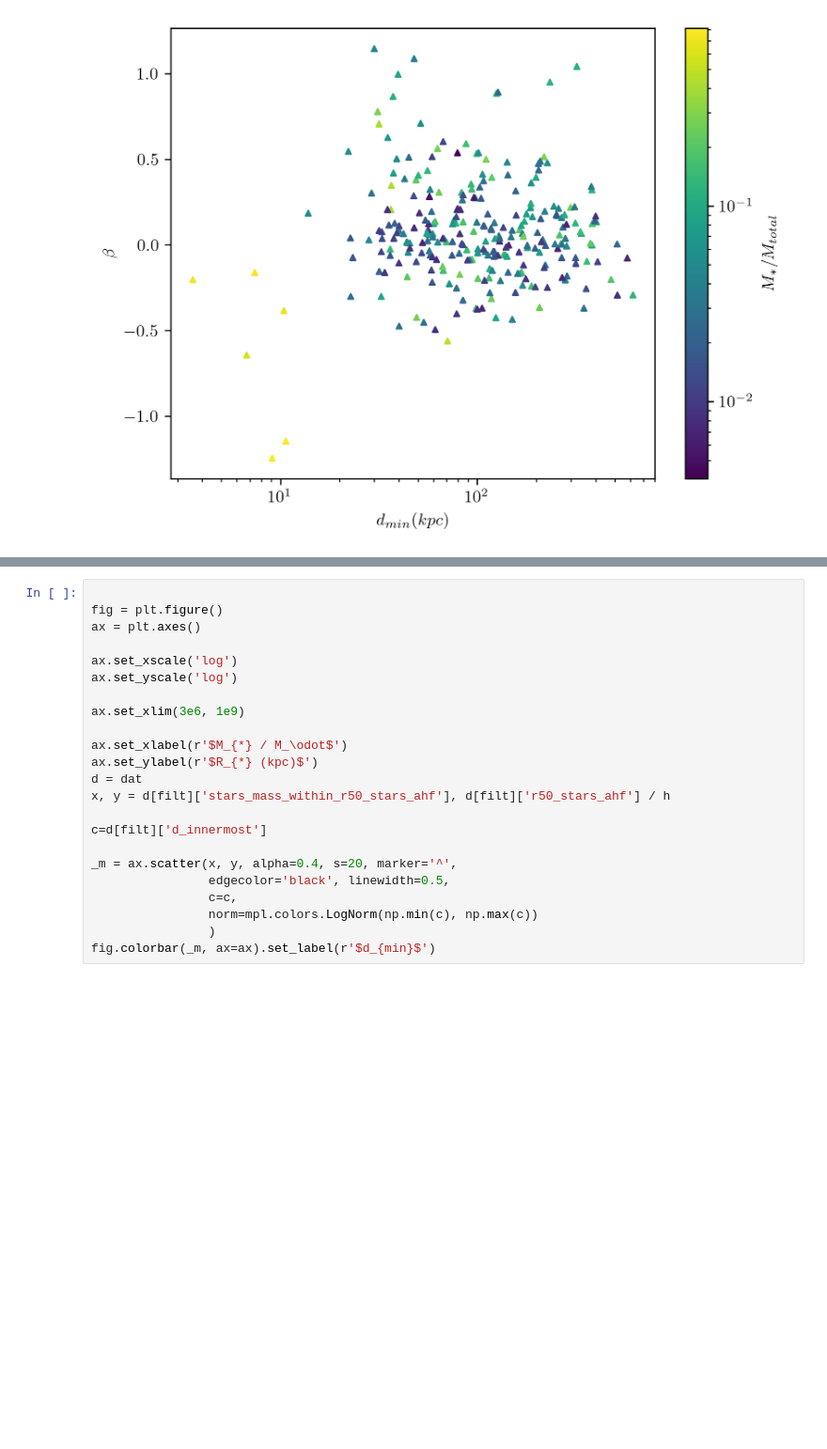
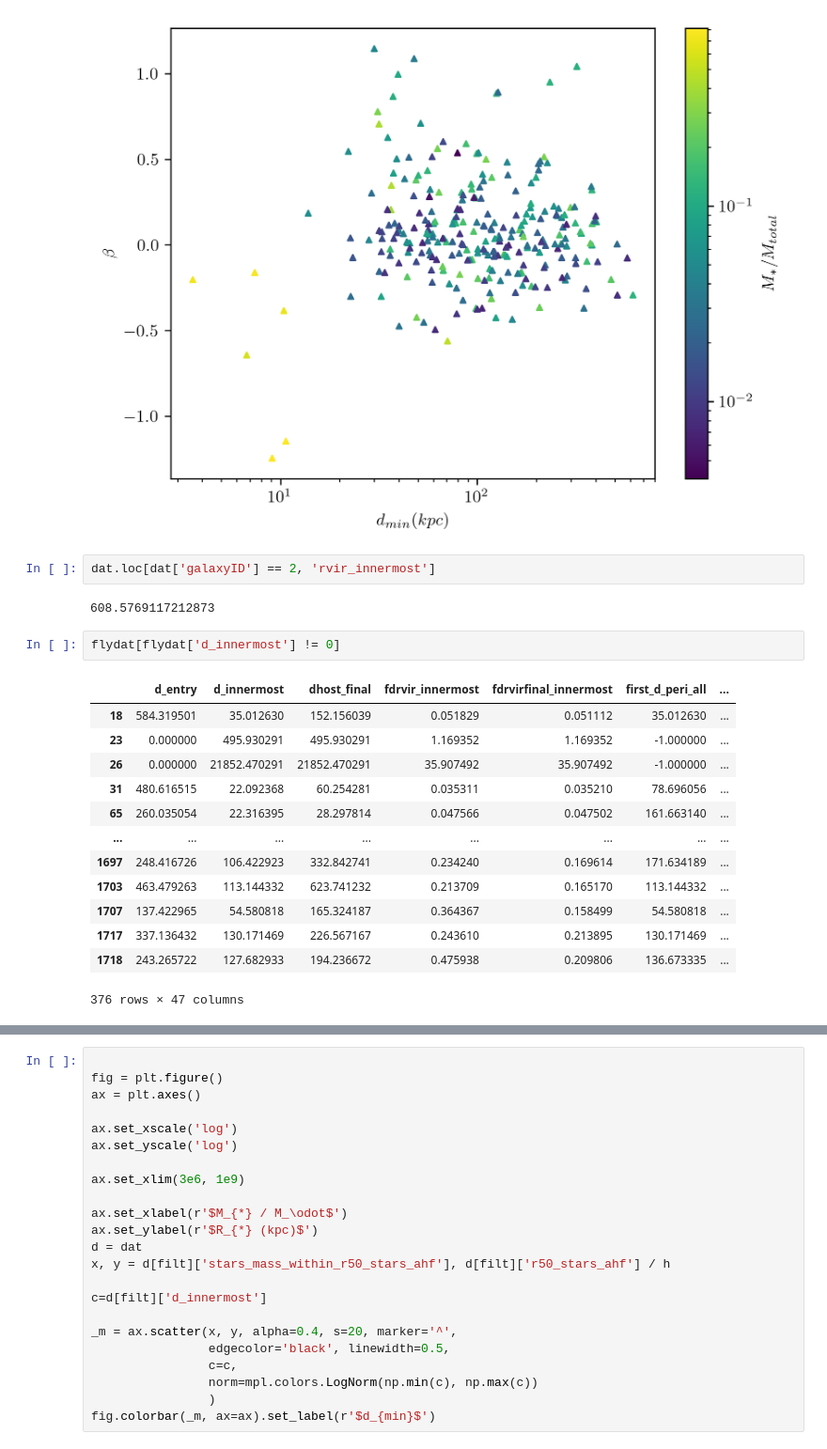
Before and after one commit to mkzeender/thesis, a Jupyter notebook: flyby.ipynb, the cells around one changed output, grey strips where cells are left out. Shown at 94% size. Saved outputs shown, nothing was run; the diff lists cells and outputs as text; blank space fills up the shorter version.

```diff
--- a/flyby.ipynb
+++ b/flyby.ipynb
@@ -113,3 +132,23 @@ ax.set_ylabel(r'$\beta$')
 # %% [output]
 Text(0, 0.5, '$\\beta$')
 [figure]
+# %%
+dat.loc[dat['galaxyID'] == 2, 'rvir_innermost']
+# %% [output]
+608.5769117212873
+# %%
+flydat[flydat['d_innermost'] != 0]
+# %% [output]
+|  | d_entry | d_innermost | dhost_final | fdrvir_innermost | fdrvirfinal_innermost | first_d_peri_all | ... |
+| 18 | 584.319501 | 35.012630 | 152.156039 | 0.051829 | 0.051112 | 35.012630 | ... |
+| 23 | 0.000000 | 495.930291 | 495.930291 | 1.169352 | 1.169352 | -1.000000 | ... |
+| 26 | 0.000000 | 21852.470291 | 21852.470291 | 35.907492 | 35.907492 | -1.000000 | ... |
+| 31 | 480.616515 | 22.092368 | 60.254281 | 0.035311 | 0.035210 | 78.696056 | ... |
+| 65 | 260.035054 | 22.316395 | 28.297814 | 0.047566 | 0.047502 | 161.663140 | ... |
+| ... | ... | ... | ... | ... | ... | ... | ... |
+| 1697 | 248.416726 | 106.422923 | 332.842741 | 0.234240 | 0.169614 | 171.634189 | ... |
+| 1703 | 463.479263 | 113.144332 | 623.741232 | 0.213709 | 0.165170 | 113.144332 | ... |
+| 1707 | 137.422965 | 54.580818 | 165.324187 | 0.364367 | 0.158499 | 54.580818 | ... |
+| 1717 | 337.136432 | 130.171469 | 226.567167 | 0.243610 | 0.213895 | 130.171469 | ... |
+| 1718 | 243.265722 | 127.682933 | 194.236672 | 0.475938 | 0.209806 | 136.673335 | ... |
+376 rows × 47 columns
```
Also changed, not shown: parts of 5 cells of this notebook, 4 other files.
